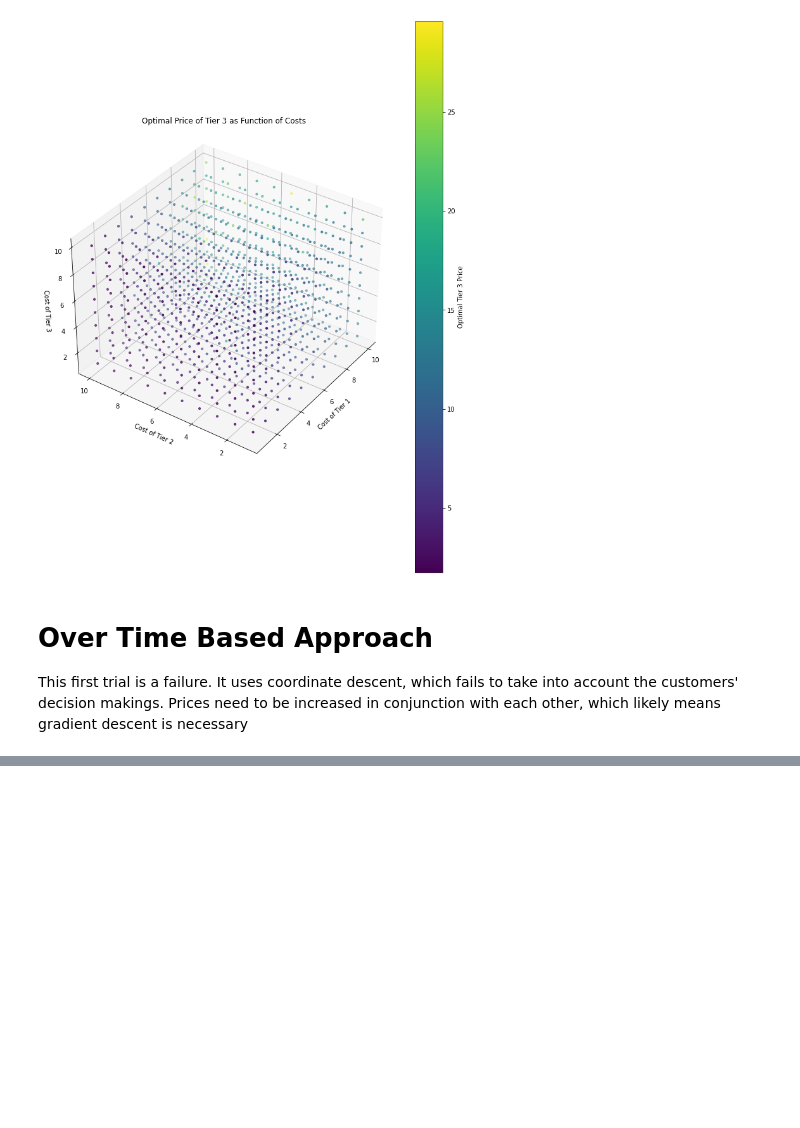
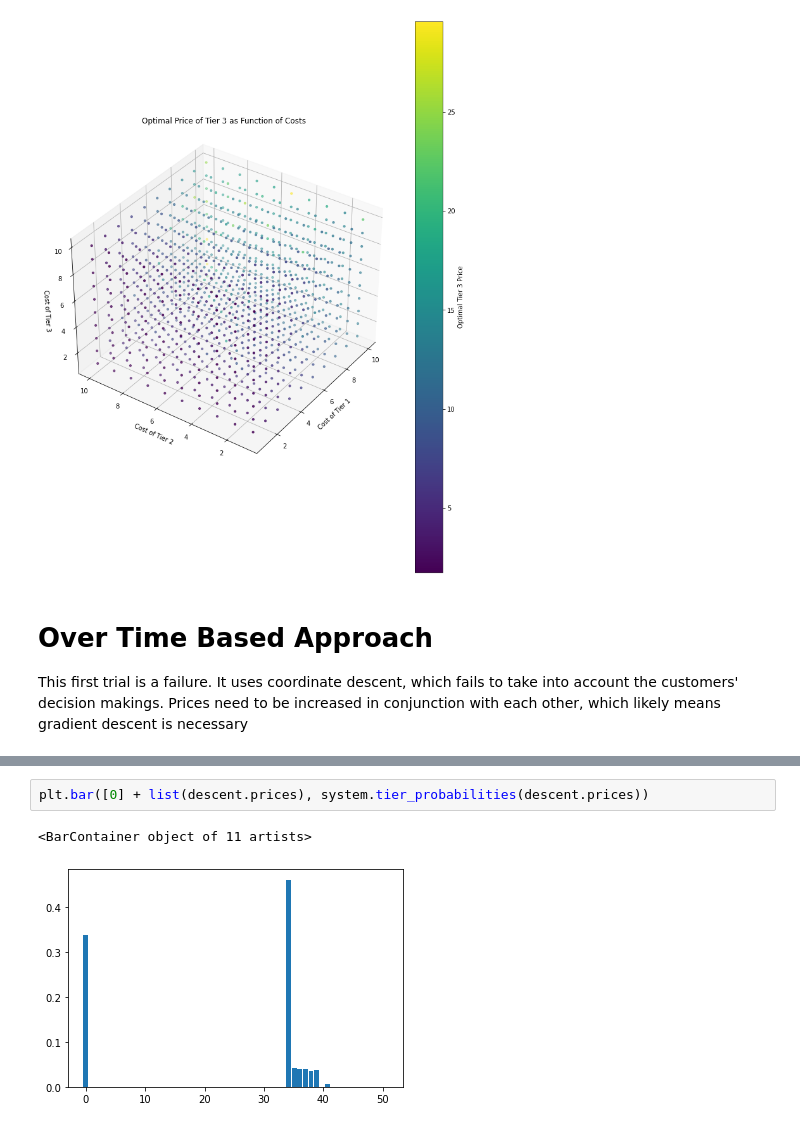
Before and after one commit to kabir-vats/Tiered-Dynamic-Pricing, a Jupyter notebook: notebooks/probablistic_optimization.ipynb, the cells around one changed output, grey strips where cells are left out. Drawn from its saved outputs; the diff is of its cells as text; blank space fills up the shorter version.

```diff
--- a/notebooks/probablistic_optimization.ipynb
+++ b/notebooks/probablistic_optimization.ipynb
@@ -452,0 +659,5 @@ Profit: 1.358726990390973
+# %%
+plt.bar([0] + list(descent.prices), system.tier_probabilities(descent.prices))
+# %% [output]
+<BarContainer object of 11 artists>
+[figure, added]
```
Also changed, not shown: parts of 11 cells of this notebook.
